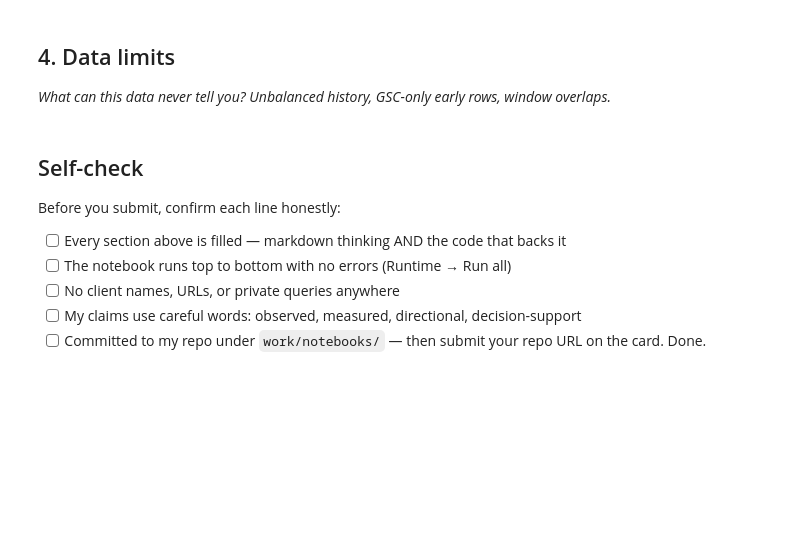
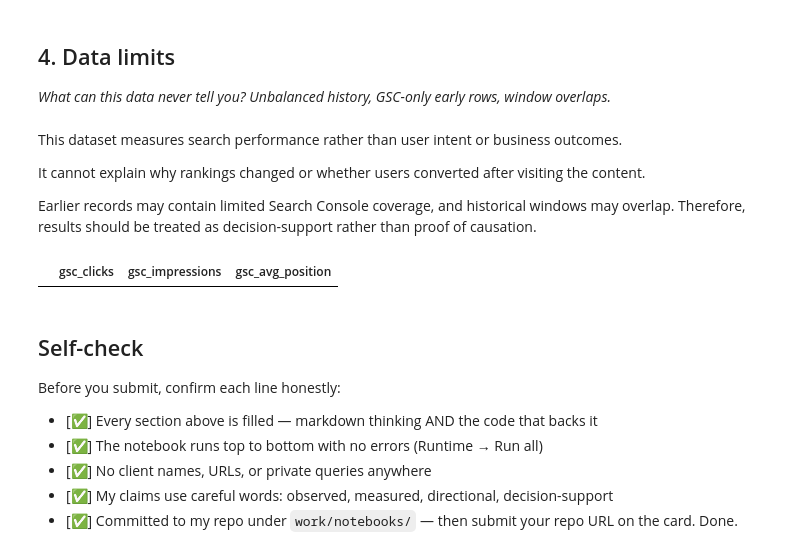
Before and after one commit to Zeeshan4511/flyrank-ml-internship, a Jupyter notebook: work/notebooks/w03_data_contract.ipynb, the cells around one changed output. Cells and saved outputs as stored; diff of their text form; code cells hidden in the pictures; blank space fills up the shorter version.

```diff
--- a/work/notebooks/w03_data_contract.ipynb
+++ b/work/notebooks/w03_data_contract.ipynb
@@ -37,10 +175,26 @@ This skeleton is yours to fill. Work the sections **in order** — each one has
+# %% [markdown]
+This dataset measures search performance rather than user intent or business outcomes.
+
+It cannot explain why rankings changed or whether users converted after visiting the content.
+
+Earlier records may contain limited Search Console coverage, and historical windows may overlap. Therefore, results should be treated as decision-support rather than proof of causation.
+# %%
+# Honest feature set
+features = feature_frame.copy()
+
+# Deliberate leakage example (this column does not exist in the dataset)
+# features["leak_feature"] = march["future_clicks"]
+
+features.head()
+# %% [output]
+|  | gsc_clicks | gsc_impressions | gsc_avg_position |
 # %% [markdown]
 ## Self-check
 
 Before you submit, confirm each line honestly:
 
-- [ ] Every section above is filled — markdown thinking AND the code that backs it
-- [ ] The notebook runs top to bottom with no errors (Runtime → Run all)
-- [ ] No client names, URLs, or private queries anywhere
-- [ ] My claims use careful words: observed, measured, directional, decision-support
-- [ ] Committed to my repo under `work/notebooks/` — then submit your repo URL on the card. Done.
+- [✅] Every section above is filled — markdown thinking AND the code that backs it
+- [✅] The notebook runs top to bottom with no errors (Runtime → Run all)
+- [✅] No client names, URLs, or private queries anywhere
+- [✅] My claims use careful words: observed, measured, directional, decision-support
+- [✅] Committed to my repo under `work/notebooks/` — then submit your repo URL on the card. Done.
```
Also changed, not shown: parts of 15 cells of this notebook.
